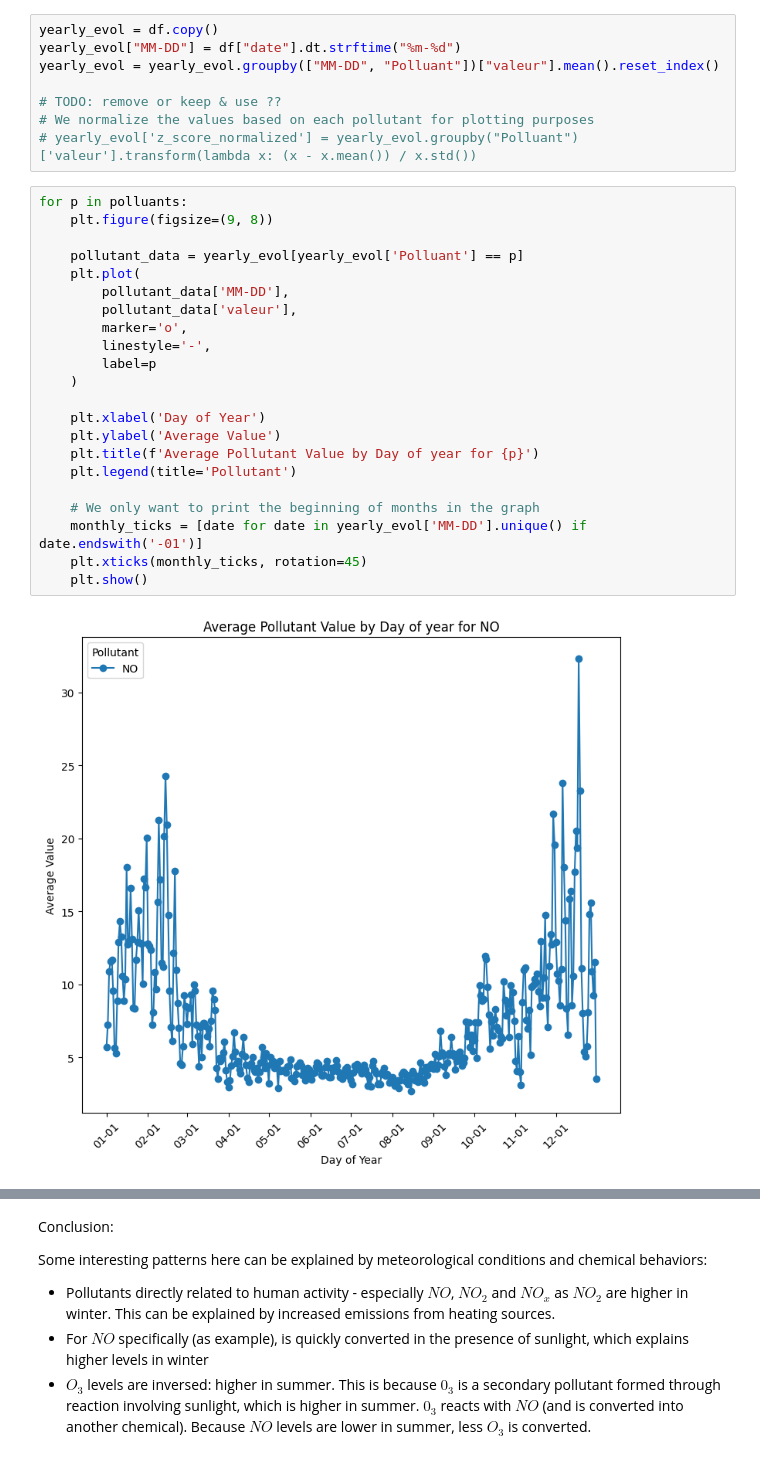
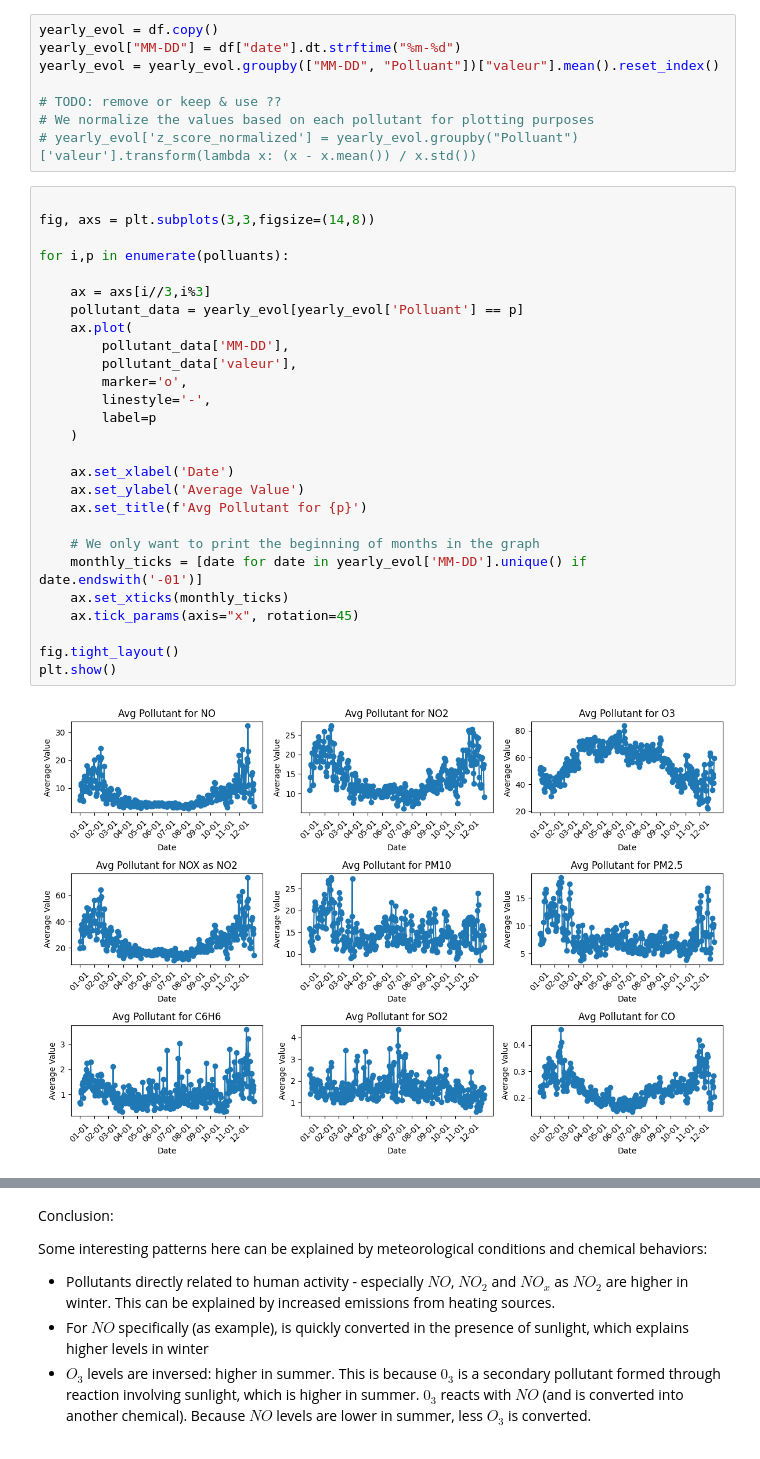
Before and after one commit to Ritishrx7/AirQuality, a Jupyter notebook: Final/Work_Notebook.ipynb, the cells around one changed output, grey strips where cells are left out. Saved outputs shown, nothing was run; the diff lists cells and outputs as text.

```diff
--- a/Final/Work_Notebook.ipynb
+++ b/Final/Work_Notebook.ipynb
@@ -836,26 +836,31 @@ yearly_evol = yearly_evol.groupby(["MM-DD", "Polluant"])["valeur"].mean().reset_
 # We normalize the values based on each pollutant for plotting purposes
 # yearly_evol['z_score_normalized'] = yearly_evol.groupby("Polluant")['valeur'].transform(lambda x: (x - x.mean()) / x.std())
 # %%
-for p in polluants:
-    plt.figure(figsize=(9, 8))
 
+fig, axs = plt.subplots(3,3,figsize=(14,8))
+
+for i,p in enumerate(polluants):
+
+    ax = axs[i//3,i%3]
     pollutant_data = yearly_evol[yearly_evol['Polluant'] == p]
-    plt.plot(
+    ax.plot(
         pollutant_data['MM-DD'],
         pollutant_data['valeur'],
         marker='o',
         linestyle='-',
         label=p
     )
 
-    plt.xlabel('Day of Year')
-    plt.ylabel('Average Value')
-    plt.title(f'Average Pollutant Value by Day of year for {p}')
-    plt.legend(title='Pollutant')
+    ax.set_xlabel('Date')
+    ax.set_ylabel('Average Value')
+    ax.set_title(f'Avg Pollutant for {p}')
 
     # We only want to print the beginning of months in the graph
     monthly_ticks = [date for date in yearly_evol['MM-DD'].unique() if date.endswith('-01')]
-    plt.xticks(monthly_ticks, rotation=45)
-    plt.show()
+    ax.set_xticks(monthly_ticks)
+    ax.tick_params(axis="x", rotation=45)
+
+fig.tight_layout()
+plt.show()
 # %% [output]
-[figure, old version]
+[figure, new version]
```
Also changed, not shown: parts of 2 cells of this notebook.
